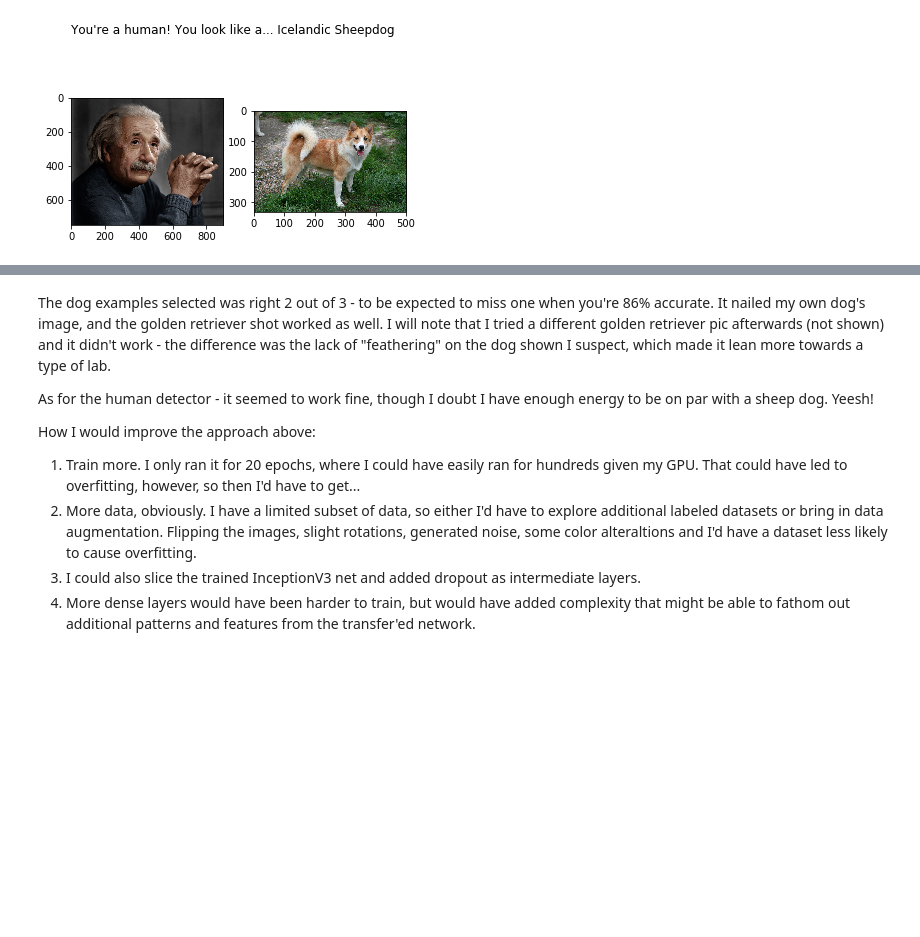
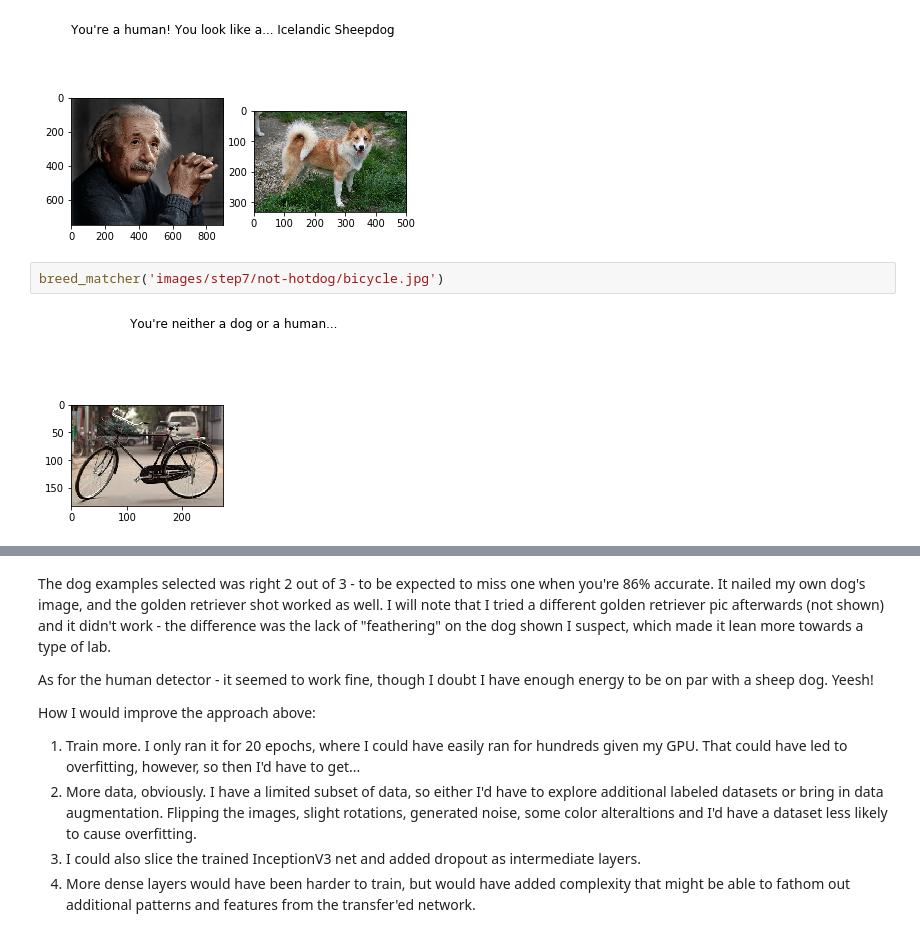
Before and after one commit to rebecca0nline/udacity-dlnd-dog-project, a Jupyter notebook: dog_app.ipynb, the cells around one changed output, grey strips where cells are left out. Saved outputs shown, nothing was run; the diff lists cells and outputs as text; blank space fills up the shorter version.

```diff
--- a/dog_app.ipynb
+++ b/dog_app.ipynb
@@ -936,3 +965,7 @@ breed_matcher('images/step7/hoomans/obama.jpg')
 breed_matcher('images/step7/hoomans/einstein.jpg')
 # %% [output]
 [figure]
+# %%
+breed_matcher('images/step7/not-hotdog/bicycle.jpg')
+# %% [output]
+[figure, added]
```
Also changed, not shown: parts of 6 cells of this notebook, 3 other files.
